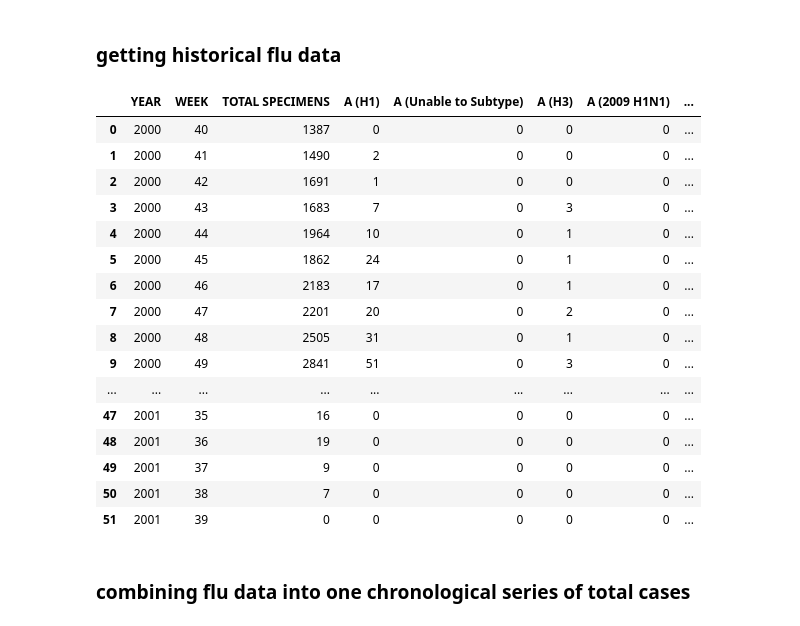
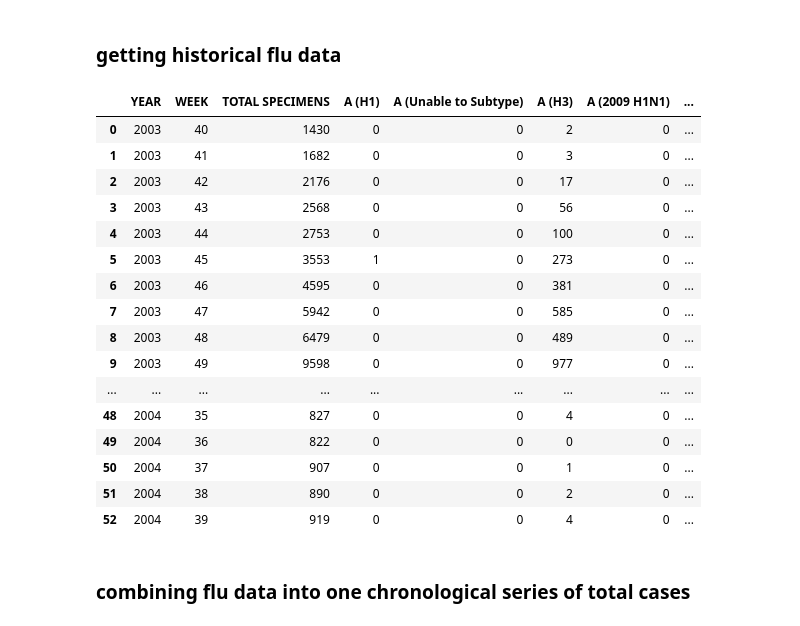
Before and after one commit to tamjazad/ml-covid19, a Jupyter notebook: flu-trained-models/usa_flu_model_single.ipynb, the cells around one changed output. Drawn from its saved outputs; the diff is of its cells as text; code cells hidden in the pictures.

```diff
--- a/flu-trained-models/usa_flu_model_single.ipynb
+++ b/flu-trained-models/usa_flu_model_single.ipynb
@@ -19,24 +19,24 @@ for year in range(1997, 2019):
     temp_df = pd.read_csv(filepath)
     flu_dictionary[year] = temp_df
 # %%
-flu_dictionary[2000]
+flu_dictionary[2003]
 # %% [output]
 |  | YEAR | WEEK | TOTAL SPECIMENS | A (H1) | A (Unable to Subtype) | A (H3) | A (2009 H1N1) | ... |
-| 0 | 2000 | 40 | 1387 | 0 | 0 | 0 | 0 | ... |
-| 1 | 2000 | 41 | 1490 | 2 | 0 | 0 | 0 | ... |
-| 2 | 2000 | 42 | 1691 | 1 | 0 | 0 | 0 | ... |
-| 3 | 2000 | 43 | 1683 | 7 | 0 | 3 | 0 | ... |
-| 4 | 2000 | 44 | 1964 | 10 | 0 | 1 | 0 | ... |
-| 5 | 2000 | 45 | 1862 | 24 | 0 | 1 | 0 | ... |
-| 6 | 2000 | 46 | 2183 | 17 | 0 | 1 | 0 | ... |
-| 7 | 2000 | 47 | 2201 | 20 | 0 | 2 | 0 | ... |
-| 8 | 2000 | 48 | 2505 | 31 | 0 | 1 | 0 | ... |
-| 9 | 2000 | 49 | 2841 | 51 | 0 | 3 | 0 | ... |
+| 0 | 2003 | 40 | 1430 | 0 | 0 | 2 | 0 | ... |
+| 1 | 2003 | 41 | 1682 | 0 | 0 | 3 | 0 | ... |
+| 2 | 2003 | 42 | 2176 | 0 | 0 | 17 | 0 | ... |
+| 3 | 2003 | 43 | 2568 | 0 | 0 | 56 | 0 | ... |
+| 4 | 2003 | 44 | 2753 | 0 | 0 | 100 | 0 | ... |
+| 5 | 2003 | 45 | 3553 | 1 | 0 | 273 | 0 | ... |
+| 6 | 2003 | 46 | 4595 | 0 | 0 | 381 | 0 | ... |
+| 7 | 2003 | 47 | 5942 | 0 | 0 | 585 | 0 | ... |
+| 8 | 2003 | 48 | 6479 | 0 | 0 | 489 | 0 | ... |
+| 9 | 2003 | 49 | 9598 | 0 | 0 | 977 | 0 | ... |
 | ... | ... | ... | ... | ... | ... | ... | ... | ... |
-| 47 | 2001 | 35 | 16 | 0 | 0 | 0 | 0 | ... |
-| 48 | 2001 | 36 | 19 | 0 | 0 | 0 | 0 | ... |
-| 49 | 2001 | 37 | 9 | 0 | 0 | 0 | 0 | ... |
-| 50 | 2001 | 38 | 7 | 0 | 0 | 0 | 0 | ... |
-| 51 | 2001 | 39 | 0 | 0 | 0 | 0 | 0 | ... |
+| 48 | 2004 | 35 | 827 | 0 | 0 | 4 | 0 | ... |
+| 49 | 2004 | 36 | 822 | 0 | 0 | 0 | 0 | ... |
+| 50 | 2004 | 37 | 907 | 0 | 0 | 1 | 0 | ... |
+| 51 | 2004 | 38 | 890 | 0 | 0 | 2 | 0 | ... |
+| 52 | 2004 | 39 | 919 | 0 | 0 | 4 | 0 | ... |
 # %% [markdown]
 ### combining flu data into one chronological series of total cases
```
Also changed, not shown: parts of 4 cells of this notebook.
